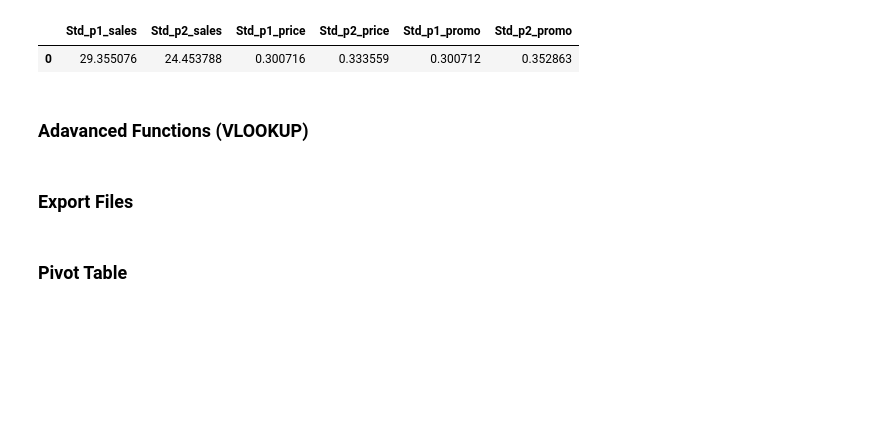
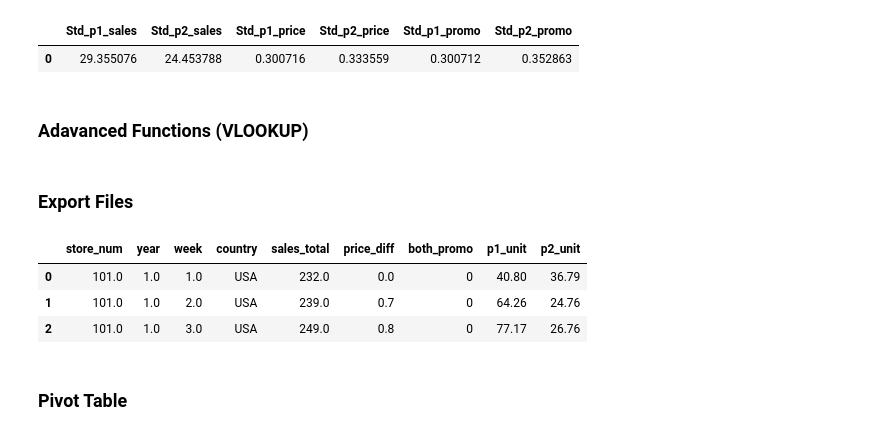
Before and after one commit to Yoyoyamato/pandas, a Jupyter notebook: Excel_to_Python/excel.ipynb, the cells around one changed output. Cells and saved outputs as stored; diff of their text form; code cells hidden in the pictures; blank space fills up the shorter version.

```diff
--- a/Excel_to_Python/excel.ipynb
+++ b/Excel_to_Python/excel.ipynb
@@ -134,3 +134,11 @@ STD
 ### Export Files
 # %%
 ## Export the "Four arithmetic operations" columns
+ex1 = df[['store_num', 'year', 'week', 'country', 'sales_total',
+       'price_diff', 'both_promo', 'p1_unit', 'p2_unit']]
+ex1.head(3)
+# %% [output]
+|  | store_num | year | week | country | sales_total | price_diff | both_promo | p1_unit | p2_unit |
+| 0 | 101.0 | 1.0 | 1.0 | USA | 232.0 | 0.0 | 0 | 40.80 | 36.79 |
+| 1 | 101.0 | 1.0 | 2.0 | USA | 239.0 | 0.7 | 0 | 64.26 | 24.76 |
+| 2 | 101.0 | 1.0 | 3.0 | USA | 249.0 | 0.8 | 0 | 77.17 | 26.76 |
```
Also changed, not shown: parts of 6 cells of this notebook, 1 other file.
